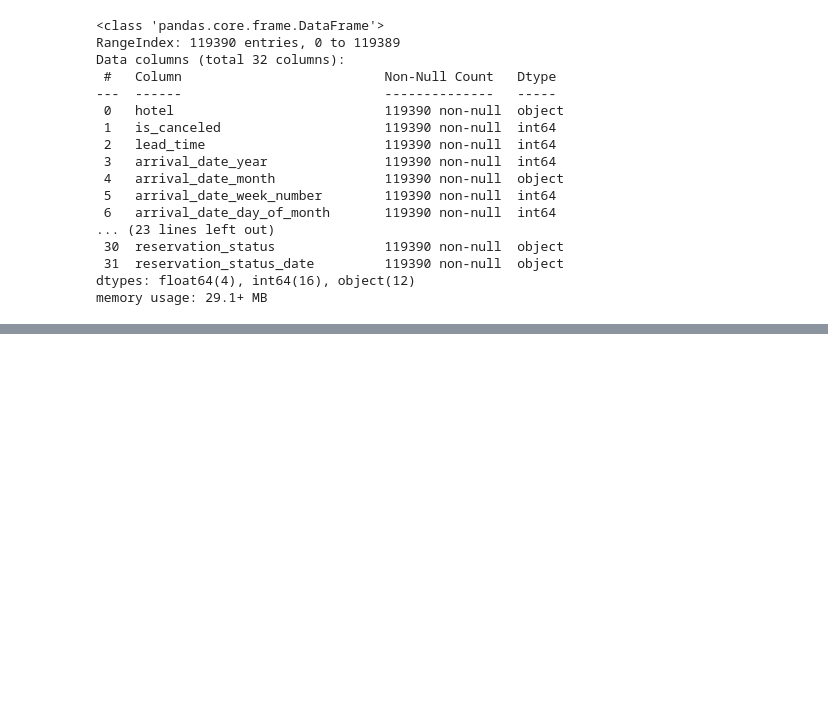
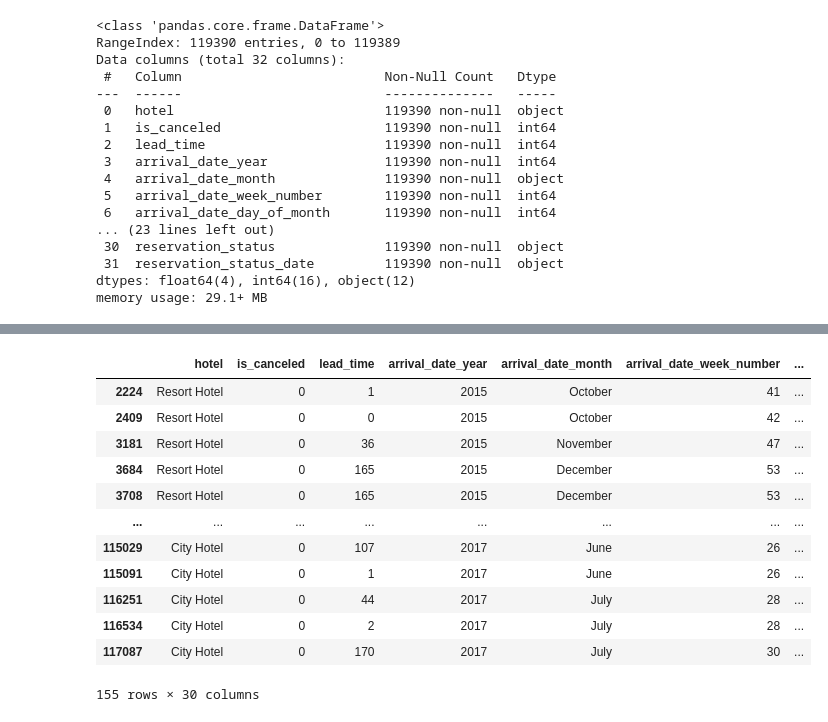
Before and after one commit to jyotirmoy23/Capstone-Project-1, a Jupyter notebook: Copy_of_Hotel_Booking_Analysis_Capstone_Project.ipynb, the cells around one changed output, grey strips where cells are left out. Saved outputs shown, nothing was run; the diff lists cells and outputs as text; code cells hidden in the pictures; blank space fills up the shorter version.

```diff
--- a/Copy_of_Hotel_Booking_Analysis_Capstone_Project.ipynb
+++ b/Copy_of_Hotel_Booking_Analysis_Capstone_Project.ipynb
@@ -55,0 +82,2 @@ memory usage: 29.1+ MB
+# %%
+new_df = df.drop(['company', 'agent'],axis = 1)
@@ -55,0 +93,20 @@ memory usage: 29.1+ MB
+# %%
+# Now we check if there are any rows containing zero values in all four columns of adults,children,babies and not cancelled.
+
+
+
+new_df[(new_df.adults+new_df.babies+new_df.children+new_df.is_canceled)==0]
+# %% [output]
+|  | hotel | is_canceled | lead_time | arrival_date_year | arrival_date_month | arrival_date_week_number | ... |
+| 2224 | Resort Hotel | 0 | 1 | 2015 | October | 41 | ... |
+| 2409 | Resort Hotel | 0 | 0 | 2015 | October | 42 | ... |
+| 3181 | Resort Hotel | 0 | 36 | 2015 | November | 47 | ... |
+| 3684 | Resort Hotel | 0 | 165 | 2015 | December | 53 | ... |
+| 3708 | Resort Hotel | 0 | 165 | 2015 | December | 53 | ... |
+| ... | ... | ... | ... | ... | ... | ... | ... |
+| 115029 | City Hotel | 0 | 107 | 2017 | June | 26 | ... |
+| 115091 | City Hotel | 0 | 1 | 2017 | June | 26 | ... |
+| 116251 | City Hotel | 0 | 44 | 2017 | July | 28 | ... |
+| 116534 | City Hotel | 0 | 2 | 2017 | July | 28 | ... |
+| 117087 | City Hotel | 0 | 170 | 2017 | July | 30 | ... |
+155 rows × 30 columns
```
Also changed, not shown: parts of 10 cells of this notebook.
